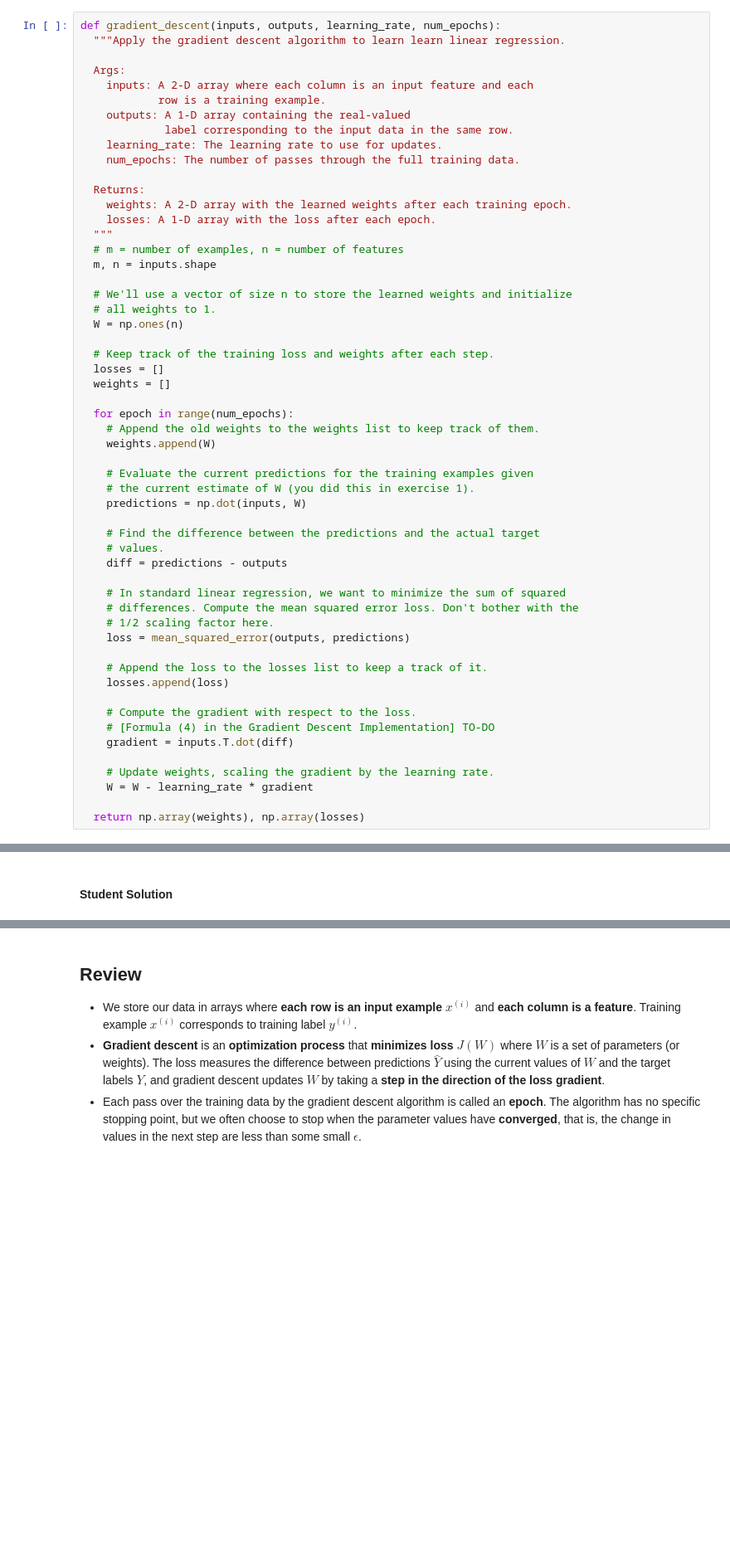
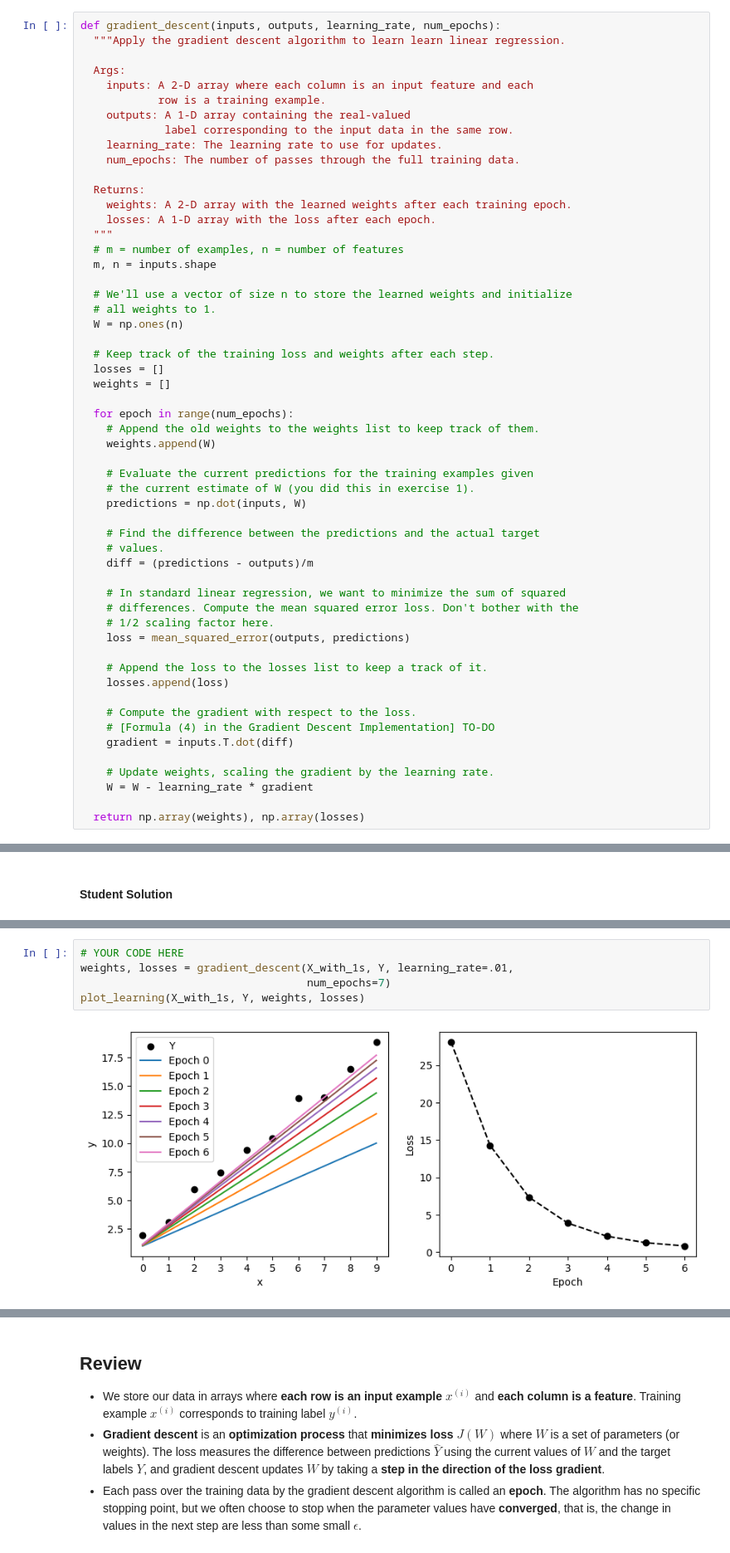
Before and after one commit to jinglange/w207_Homework, a Jupyter notebook: 02 Linear Regression.ipynb, the cells around one changed output, grey strips where cells are left out. Shown at 83% size. Saved outputs shown, nothing was run; the diff lists cells and outputs as text; blank space fills up the shorter version.

```diff
--- a/02 Linear Regression.ipynb
+++ b/02 Linear Regression.ipynb
@@ -239,7 +239,7 @@ def gradient_descent(inputs, outputs, learning_rate, num_epochs):
 
     # Find the difference between the predictions and the actual target
     # values.
-    diff = predictions - outputs
+    diff = (predictions - outputs)/m
 
     # In standard linear regression, we want to minimize the sum of squared
     # differences. Compute the mean squared error loss. Don't bother with the
@@ -361,0 +365,7 @@ WRITE YOUR ANSWERS HERE
+# %%
+# YOUR CODE HERE
+weights, losses = gradient_descent(X_with_1s, Y, learning_rate=.01,
+                                   num_epochs=7)
+plot_learning(X_with_1s, Y, weights, losses)
+# %% [output]
+[figure, added]
```
Also changed, not shown: parts of 8 cells of this notebook.
